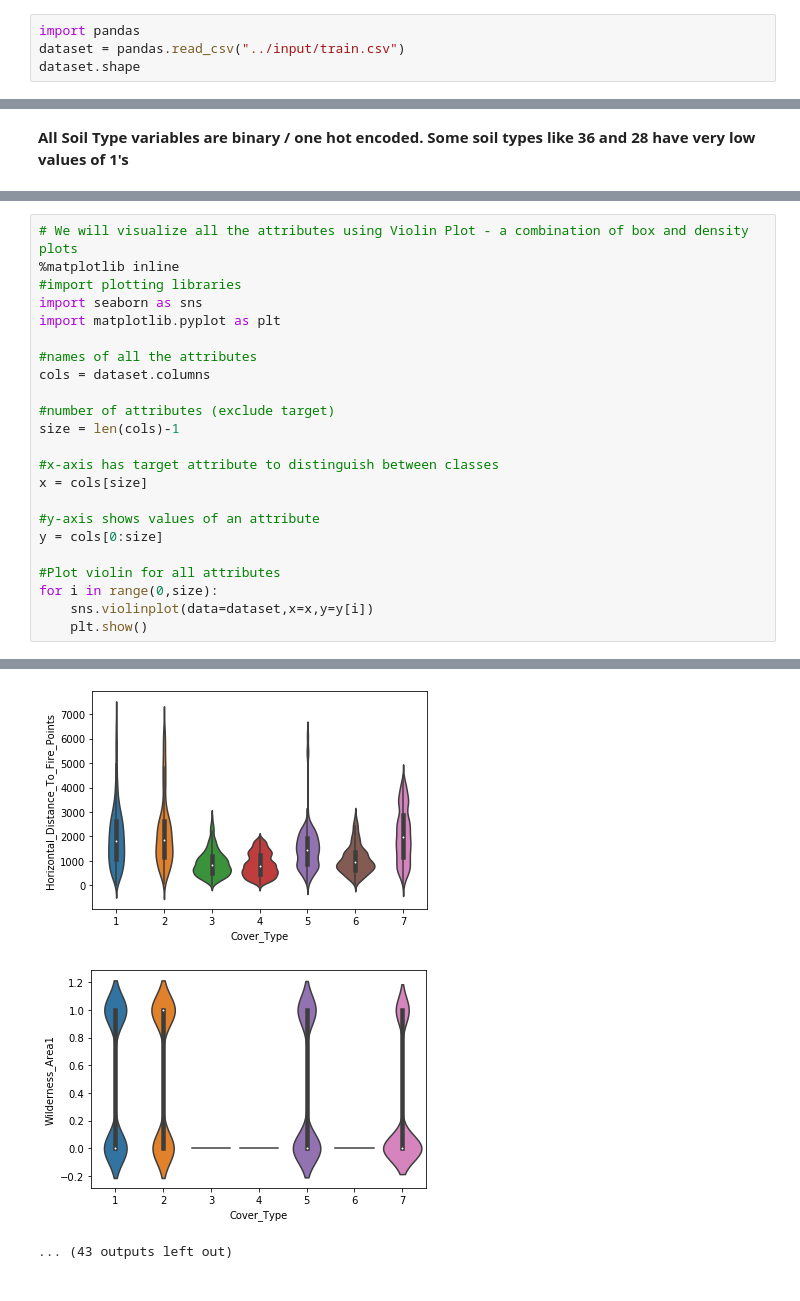
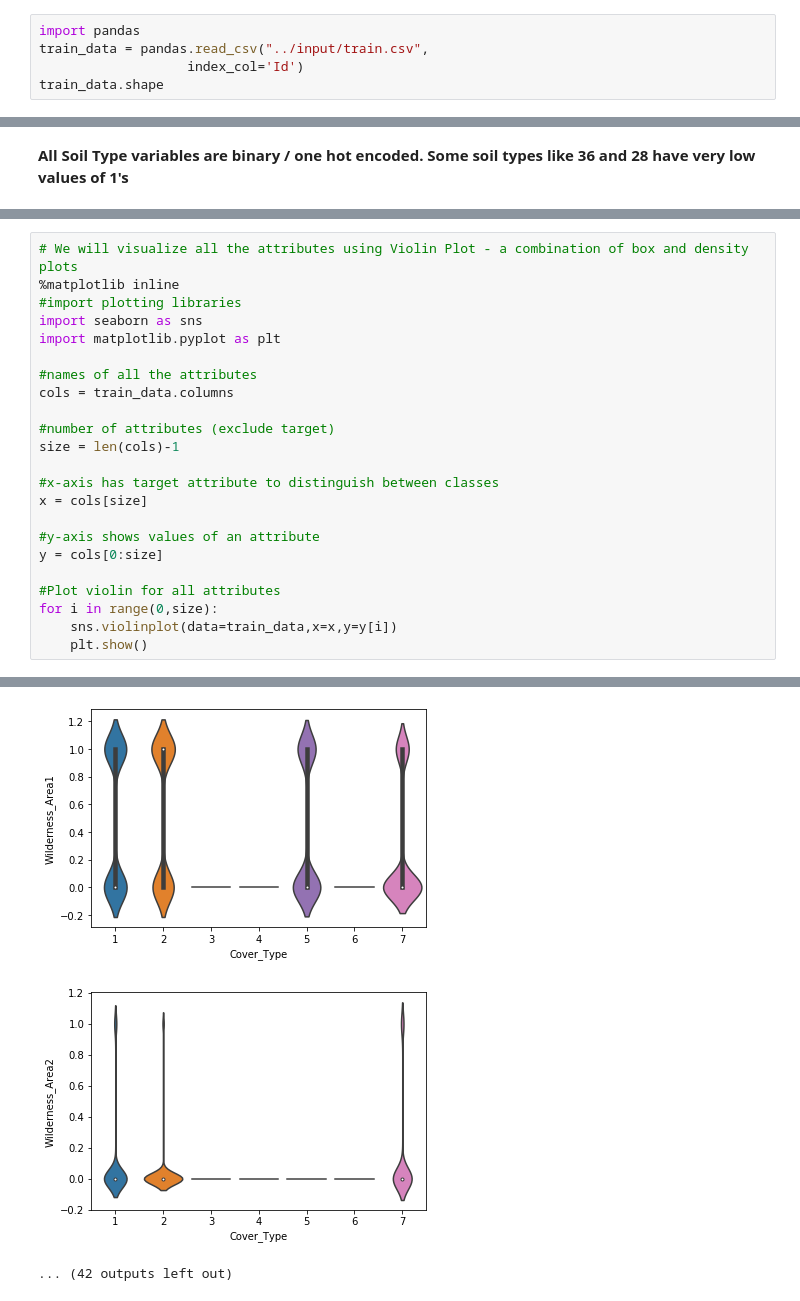
Before and after one commit to valmeau/w07-final-project, a Jupyter notebook: notebooks/final_project_baseline_Prabhu.ipynb, the cells around one changed output, grey strips where cells are left out. Drawn from its saved outputs; the diff is of its cells as text.

```diff
--- a/notebooks/final_project_baseline_Prabhu.ipynb
+++ b/notebooks/final_project_baseline_Prabhu.ipynb
@@ -15,6 +15,7 @@
 ##### NeuralNet(CNN/RNN)
 # %%
 import pandas
-dataset = pandas.read_csv("../input/train.csv")
-dataset.shape
+train_data = pandas.read_csv("../input/train.csv",
+                   index_col='Id')
+train_data.shape
 # %% [output]
@@ -108,7 +109,7 @@ import seaborn as sns
 import matplotlib.pyplot as plt
 
 #names of all the attributes
-cols = dataset.columns
+cols = train_data.columns
 
 #number of attributes (exclude target)
 size = len(cols)-1
@@ -121,6 +122,6 @@ y = cols[0:size]
 
 #Plot violin for all attributes
 for i in range(0,size):
-    sns.violinplot(data=dataset,x=x,y=y[i])
+    sns.violinplot(data=train_data,x=x,y=y[i])
     plt.show()
 # %% [output]
@@ -137,3 +138,3 @@ for i in range(0,size):
-[figure, old version]
+[figure, new version]
-[figure, old version]
+[figure, new version]
-... (43 outputs left out)
+... (42 outputs left out)
```
Also changed, not shown: parts of 9 cells of this notebook.
